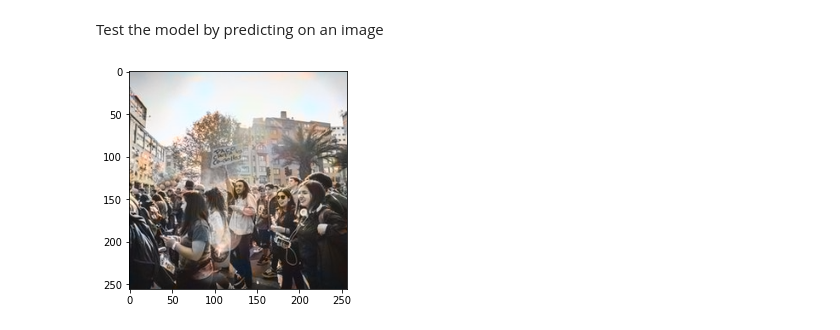
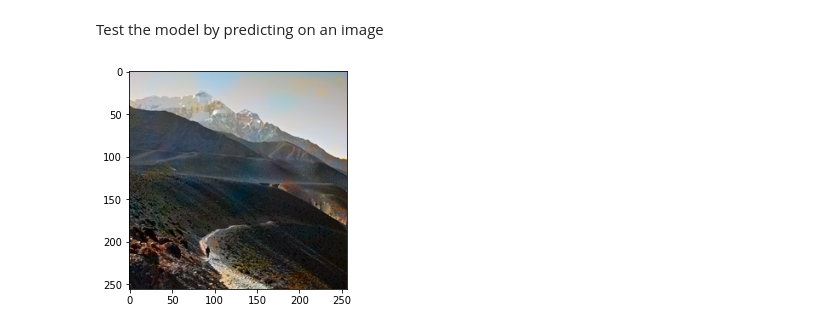
Before and after one commit to ArttuLe/Image_colorization_v1, a Jupyter notebook: Image_colorization.ipynb, the cells around one changed output. Saved outputs shown, nothing was run; the diff lists cells and outputs as text; code cells hidden in the pictures.

```diff
--- a/Image_colorization.ipynb
+++ b/Image_colorization.ipynb
@@ -120,9 +124,15 @@ model = tf.keras.Sequential([
       tf.keras.layers.UpSampling2D((2,2),),
       tf.keras.layers.Conv2D(2, (3,3), activation='tanh', padding='same'),
 ])
+# %%
+saved_model = tf.keras.models.load_model('drive/MyDrive/Models/my_model_v1')
+
+saved_model.summary()
 # %%
 model.summary()
 # %%
-model.compile(optimizer='rmsprop',loss='mse',
-              metrics='accuracy')
+#model.compile(optimizer='adam',loss='mse',
+#             metrics='accuracy')
+saved_model.compile(optimizer='rmsprop',loss='mse',
+             metrics='accuracy')
 # %%
@@ -141,24 +156,26 @@ Test the model by predicting on an image
 # %%
 from skimage.color import lab2rgb
 from matplotlib.pyplot import imsave,imshow
 from PIL import Image
 
 
-test_img = load_img('../content/test2.jpg')
-test_img = img_to_array(np.array(test_img, dtype=float))
+img = load_img('/content/sample_data/Test_images/Test/lFvXyT.jpg', target_size=(256,256))
+test_img = img_to_array(np.array(img, dtype=float))
 test = test_img/255.0
 test = rgb2lab(test)[:,:,0]
 test = test.reshape(1,256,256,1)
 
-result = model.predict(test)
+result = saved_model.predict(test)
 result *= 128 #revert ab pixel-scale from -1,1 back to -128,128
 
 pic = np.zeros((256,256,3)) # initialize an empty array for the result image
 pic[:,:,0] = test[0][:,:,0] #take the L channel from the input
 pic[:,:,1:] = result[0] # take the ab channels from the output
 result_pic = lab2rgb(pic)
 
+
+
 imshow(result_pic)
-#imsave("drive/MyDrive/results/name.png", result_pic)
+imsave("drive/MyDrive/results/mountain.png", result_pic)
 # %% [output]
-[figure, old version]
+[figure, new version]
```
Also changed, not shown: parts of 9 cells of this notebook.
